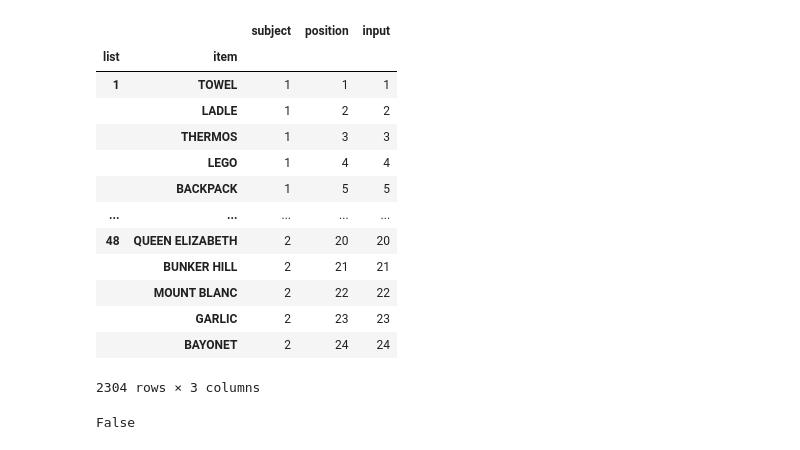
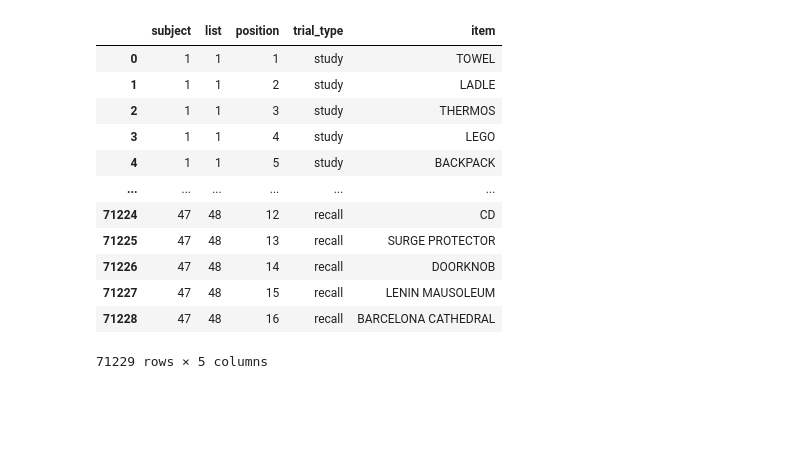
Before and after one commit to mortonne/psifr, a Jupyter notebook: jupyter/test_fr_raw.ipynb, the cells around one changed output. Cells and saved outputs as stored; diff of their text form; code cells hidden in the pictures; blank space fills up the shorter version.

```diff
--- a/jupyter/test_fr_raw.ipynb
+++ b/jupyter/test_fr_raw.ipynb
@@ -31,22 +9,19 @@ recall.loc[:, 'output'] = recall['position']
-# %%
-study
-# %% [output]
-|  |  | subject | position | input |
-| list | item |  |  |  |
-| 1 | TOWEL | 1 | 1 | 1 |
-|  | LADLE | 1 | 2 | 2 |
-|  | THERMOS | 1 | 3 | 3 |
-|  | LEGO | 1 | 4 | 4 |
-|  | BACKPACK | 1 | 5 | 5 |
-| ... | ... | ... | ... | ... |
-| 48 | QUEEN ELIZABETH | 2 | 20 | 20 |
-|  | BUNKER HILL | 2 | 21 | 21 |
-|  | MOUNT BLANC | 2 | 22 | 22 |
-|  | GARLIC | 2 | 23 | 23 |
-|  | BAYONET | 2 | 24 | 24 |
-2304 rows × 3 columns
-# %%
-recall.subject.isna().any()
-# %% [output]
-False
+# %%
+# read information about all trials
+df = pd.read_csv(data_file)
+df
+# %% [output]
+|  | subject | list | position | trial_type | item |
+| 0 | 1 | 1 | 1 | study | TOWEL |
+| 1 | 1 | 1 | 2 | study | LADLE |
+| 2 | 1 | 1 | 3 | study | THERMOS |
+| 3 | 1 | 1 | 4 | study | LEGO |
+| 4 | 1 | 1 | 5 | study | BACKPACK |
+| ... | ... | ... | ... | ... | ... |
+| 71224 | 47 | 48 | 12 | recall | CD |
+| 71225 | 47 | 48 | 13 | recall | SURGE PROTECTOR |
+| 71226 | 47 | 48 | 14 | recall | DOORKNOB |
+| 71227 | 47 | 48 | 15 | recall | LENIN MAUSOLEUM |
+| 71228 | 47 | 48 | 16 | recall | BARCELONA CATHEDRAL |
+71229 rows × 5 columns
 # %%
```
Also changed, not shown: parts of 13 cells of this notebook.
